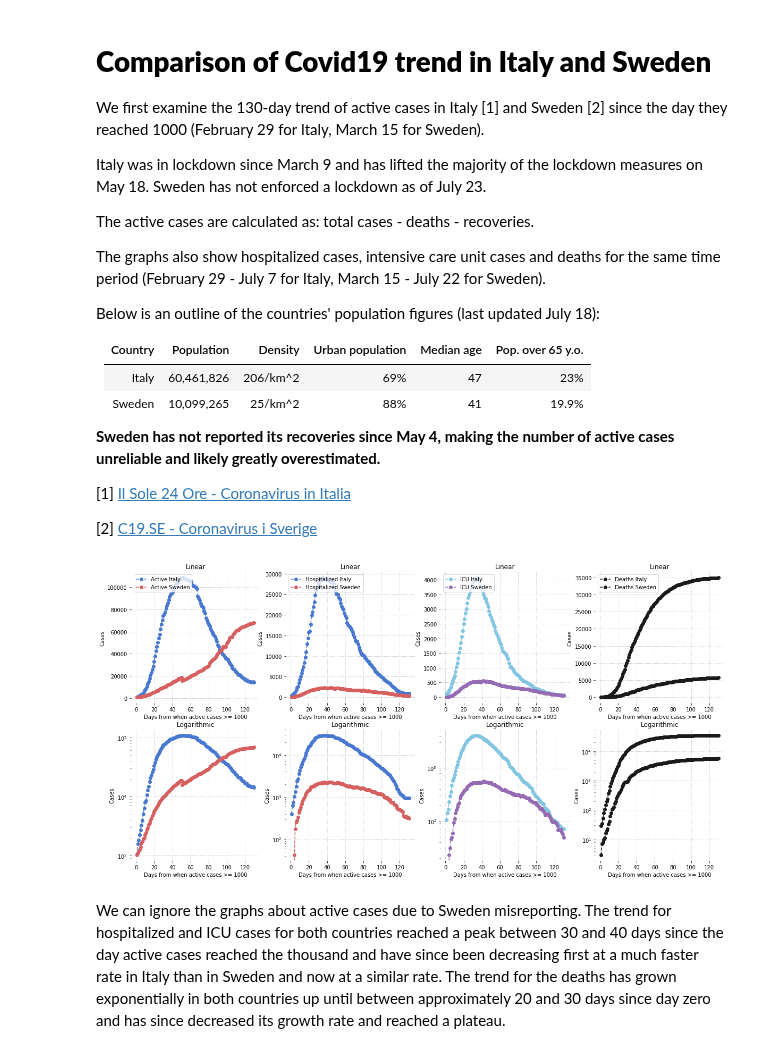
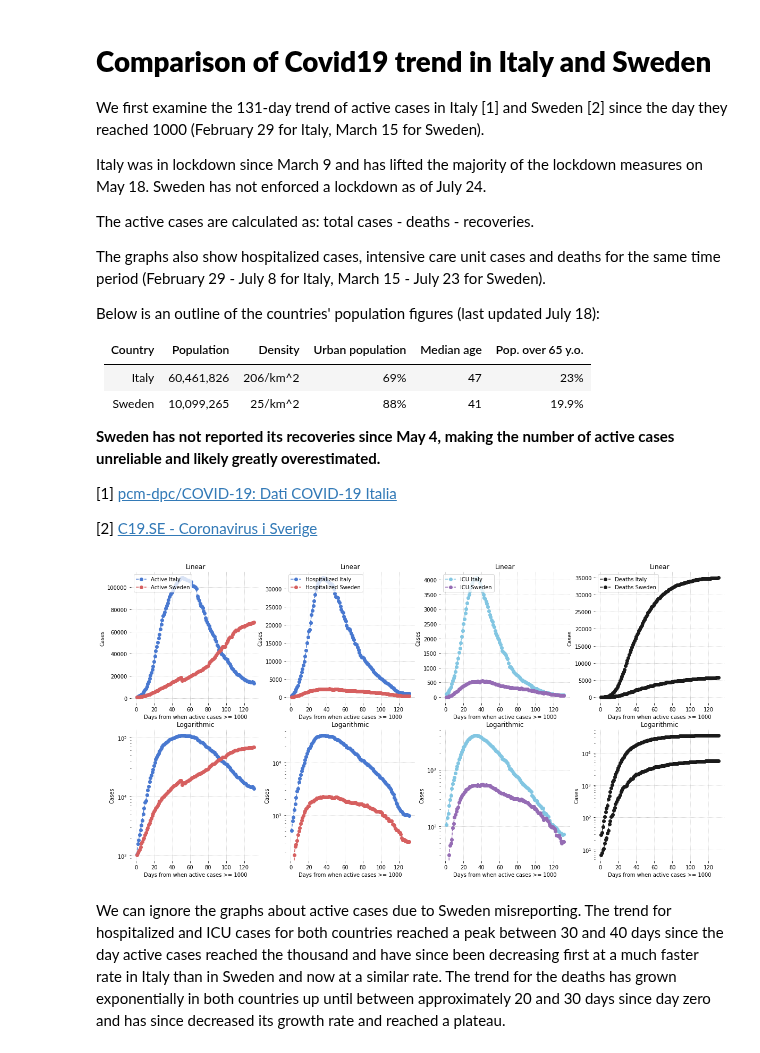
Before and after one commit to eera-l/Covid19-Sweden-Overview, a Jupyter notebook: c19-it-swe.ipynb, the cells around one changed output. Saved outputs shown, nothing was run; the diff lists cells and outputs as text; code cells hidden in the pictures.

Commit message:
added data for july 23, added scraping for swe-it

```diff
--- a/c19-it-swe.ipynb
+++ b/c19-it-swe.ipynb
@@ -1,13 +1,13 @@
 # %% [markdown]
 # **Comparison of Covid19 trend in Italy and Sweden**
 
-We first examine the 130-day trend of active cases in Italy [1] and Sweden [2] since the day they reached 1000 (February 29 for Italy, March 15 for Sweden).
+We first examine the 131-day trend of active cases in Italy [1] and Sweden [2] since the day they reached 1000 (February 29 for Italy, March 15 for Sweden).
 
-Italy was in lockdown since March 9 and has lifted the majority of the lockdown measures on May 18. Sweden has not enforced a lockdown as of July 23.
+Italy was in lockdown since March 9 and has lifted the majority of the lockdown measures on May 18. Sweden has not enforced a lockdown as of July 24.
 
 The active cases are calculated as: total cases - deaths - recoveries.
 
-The graphs also show hospitalized cases, intensive care unit cases and deaths for the same time period (February 29 - July 7 for Italy, March 15 - July 22 for Sweden).
+The graphs also show hospitalized cases, intensive care unit cases and deaths for the same time period (February 29 - July 8 for Italy, March 15 - July 23 for Sweden).
 
 Below is an outline of the countries' population figures (last updated July 18):
 
@@ -18,23 +18,16 @@ Sweden | 10,099,265 | 25/km^2 | 88% | 41 | 19.9%
 
 **Sweden has not reported its recoveries since May 4, making the number of active cases unreliable and likely greatly overestimated.**
 
-[1] [Il Sole 24 Ore - Coronavirus in Italia](https://lab24.ilsole24ore.com/coronavirus/)
+[1] [pcm-dpc/COVID-19: Dati COVID-19 Italia](https://github.com/pcm-dpc/COVID-19/tree/master/dati-json)
 
 [2] [C19.SE - Coronavirus i Sverige](https://c19.se/)
 # %%
 import numpy as np
 import matplotlib.pyplot as plt
 import seaborn as sns
+import utils
 
-italy_active = np.array([1049, 1577, 1835, 2263, 2706, 3296, 3916, 5061, 6387, 7985, 8514, 10590, 12839, 14955, 17750, 20603, 23073,
-                         26062, 28710, 33190, 37860, 42681, 46638, 50418, 54030, 57521, 62013, 66414, 70065, 73880, 75528, 77635,
-                         80572, 83049, 85388, 88274, 91246, 93187, 94067, 95262, 96877, 98273, 100269, 102253, 103616, 104291,
-                         105418, 106607, 106962, 107771, 108257, 108237, 107709, 107699, 106848, 106527, 105847, 106103, 105813,
-                         105205, 104657, 101551, 100943, 100704, 100179, 99980, 98467, 91528, 89624, 87961, 84842, 83324, 82488,
-                         81266, 78457, 76440, 72070, 70187, 68351, 66553, 65129, 62752, 60960, 59322, 57752, 56594, 55300, 52942,
-                         50966, 47986, 46175, 43691, 42097, 41367, 39893, 39297, 38429, 36976, 35877, 35262, 34730, 32872, 31710,
-                         30637, 28997, 27485, 26274, 25909, 24569, 23925, 23101, 21543, 21212, 20972, 20637, 19573, 18655, 18303,
-                         17638, 16836, 16681, 16496, 15563, 15255, 15060, 14884, 14621, 14642, 14709, 14242])
+italy_active = utils.load_italy_active(5)[:-15]
 
 
 sweden_active = np.array([1036, 1113, 1187, 1276, 1412, 1607, 1734, 1897, 2003, 2243, 2448, 2747, 2948, 3326, 3574, 3928, 4291, 4735,
@@ -45,59 +38,19 @@ sweden_active = np.array([1036, 1113, 1187, 1276, 1412, 1607, 1734, 1897, 2003,
                           31396, 32495, 33499, 34297, 35185, 35608, 36396, 37105, 38668, 40042, 41158, 41804, 42503, 43400, 44753,
                           46311, 46311, 46611, 46611, 49196, 50854, 52204, 53892, 54961, 55209, 55209, 57439, 58229, 59551, 60331,
                           61174, 61174, 61307, 62820, 63052, 63586, 63964, 64484, 64484, 64484, 65376, 65672, 66100, 66475, 66829,
-                          66907, 66907, 67641, 67770, 68059])
+                          66907, 66907, 67641, 67770, 68059, 68296])
 
-italy_hospitalized = np.array([401, 639, 742, 1034, 1346, 1790, 2394, 2651, 3550, 4316, 5038, 5838, 6650, 7426, 8372, 9663, 11025,
-                               12894, 14363, 15757, 16020, 17708, 19846, 20692, 21937, 23112, 24753, 26029, 26676, 27386, 27795,
-                               28192, 28403, 28540, 28741, 29010, 28949, 28976, 28718, 28485, 28399, 28242, 28144, 27847, 28023,
-                               28011, 27643, 26893, 25786, 25007, 25033, 24906, 24134, 23805, 22871, 22068, 21533, 21372, 20353,
-                               19723, 19210, 18149, 17569, 17357, 17242, 16823, 16270, 15769, 15174, 14636, 13834, 13618, 13539,
-                               12865, 12172, 11453, 10792, 10400, 10311, 10207, 9991, 9624, 9269, 8957, 8695, 8613, 8185, 7917,
-                               7729, 7379, 7094, 6680, 6387, 6099, 5916, 5742, 5503, 5301, 5002, 4864, 4729, 4581, 4320, 4131,
-                               3893, 3747, 3594, 3489, 3301, 3113, 2867, 2632, 2474, 2314, 2038, 1853, 1610, 1515, 1356, 1260,
-                               1160, 1120, 1090, 1025, 963, 956, 940, 945, 946, 940])
+italy_hospitalized = utils.load_italy_hosp(5)[:-15]
 
-sweden_hospitalized = np.array([0, 0, 0, 43, 177, 256, 279, 331, 426, 497, 577, 696, 803, 902, 973, 1121, 1219, 1320, 1400, 1480,
-                                1508, 1726, 1742, 1799, 1838, 1846, 1942, 1986, 2037, 2100, 2138, 2152, 2156, 2221, 2156, 2234,
-                                2274, 2202, 2218, 2207, 2205, 2233, 2242, 2288, 2238, 2193, 2139, 2118, 2125, 2150, 2199, 2222,
-                                2172, 2128, 2089, 2047, 2040, 2028, 1950, 1919, 1873, 1817, 1797, 1792, 1829, 1772, 1747, 1705,
-                                1732, 1712, 1707, 1734, 1730, 1687, 1633, 1629, 1608, 1617, 1649, 1630, 1559, 1552, 1512, 1481,
-                                1486, 1517, 1463, 1428, 1367, 1352, 1352, 1352, 1303, 1264, 1223, 1179, 1181, 1181, 1176, 1144,
-                                1148, 1094, 993, 986, 986, 986, 895, 879, 858, 770, 760, 760, 760, 663, 650, 626, 562, 521, 521,
-                                521, 484, 470, 439, 360, 340, 348, 348, 320, 331, 313])
+sweden_hospitalized = np.concatenate((np.array([0, 0, 0]), utils.load_sweden_hosp(0)[1:]))
 
-italy_icu = np.array([105, 140, 166, 229, 295, 351, 462, 567, 650, 733, 877, 1028, 1153, 1328, 1518, 1672, 1851, 2060, 2257, 2498,
-                      2655, 2857, 3009, 3204, 3396, 3489, 3612, 3732, 3856, 3906, 3981, 4023, 4035, 4053, 4068, 3994, 3977, 3898,
-                      3792, 3693, 3605, 3497, 3381, 3343, 3260, 3186, 3079, 2936, 2812, 2733, 2635, 2573, 2471, 2384, 2267, 2173,
-                      2102, 2009, 1956, 1863, 1795, 1694, 1578, 1539, 1501, 1479, 1427, 1333, 1311, 1168, 1034, 1027, 999, 952,
-                      893, 855, 808, 775, 762, 749, 716, 676, 640, 595, 572, 553, 541, 521, 505, 489, 475, 450, 435, 424, 408,
-                      353, 338, 316, 293, 287, 283, 263, 249, 236, 227, 220, 209, 207, 177, 163, 168, 161, 152, 148, 127, 115,
-                      107, 103, 105, 97, 98, 96, 93, 87, 82, 79, 71, 74, 72, 70])
+italy_icu = utils.load_italy_icu(5)[:-15]
 
-sweden_icu = np.array([0, 0, 0, 23, 31, 45, 49, 58, 92, 110, 142, 160, 182, 202, 219, 265, 293, 312, 339, 361, 376, 387, 400, 439,
-                       451, 464, 486, 504, 500, 521, 522, 528, 527, 523, 524, 522, 537, 525, 517, 537, 541, 556, 543, 533, 531, 537,
-                       524, 519, 526, 523, 504, 492, 484, 474, 466, 459, 443, 434, 422, 411, 401, 388, 381, 379, 383, 366, 366, 358,
-                       352, 344, 347, 337, 331, 316, 320, 310, 305, 309, 307, 309, 308, 292, 287, 291, 298, 296, 280, 280, 268, 267,
-                       267, 267, 245, 239, 232, 223, 223, 223, 223, 202, 201, 191, 182, 170, 170, 170, 157, 150, 139, 129, 135, 135,
-                       135, 125, 118, 110, 100, 94, 96, 97, 92, 89, 81, 68, 69, 68, 69, 62, 56, 49])
+sweden_icu = np.concatenate((np.array([0, 0, 0]), utils.load_sweden_icu(0)[1:]))
 
+italy_d =  utils.load_italy_deaths(5)[:-15]
 
-italy_d = np.array([29, 34, 52, 79, 107, 148, 197, 233, 366, 463, 631, 827, 1016, 1266, 1441, 1809, 2158, 2503, 2978, 3405, 4032, 4825,
-                    5475, 6077, 6820, 7503, 8165, 9134, 10023, 10779, 11591, 12428, 13155, 13915, 14681, 15362, 15887, 16523, 17127,
-                    17669, 18279, 18849, 19468, 19899, 20465, 21067, 21645, 22170, 22745, 23227, 23660, 24114, 24648, 25085, 25549,
-                    25969, 26384, 26644, 26977, 27359, 27682, 27967, 28236, 28710, 28884, 29079, 29315, 29684, 29958, 30201, 30395,
-                    30560, 30739, 30911, 31106, 31368, 31610, 31763, 31908, 32007, 32169, 32330, 32486, 32616, 32735, 32785, 32877,
-                    32955, 33072, 33142, 33229, 33340, 33415, 33475, 33530, 33601, 33689, 33774, 33846, 33899, 33964, 34043, 34114,
-                    34167, 34223, 34301, 34345, 34371, 34405, 34448, 34514, 34561, 34610, 34634, 34657, 34675, 34644, 34678, 34708,
-                    34716, 34738, 34744, 34767, 34788, 34818, 34833, 34854, 34861, 34869, 34899])
-
-sweden_d = np.array([3, 7, 8, 10, 11, 16, 20, 23, 33, 40, 63, 78, 105, 112, 123, 167, 199, 259, 307, 358, 391, 428, 506, 618, 696,
-                     812, 881, 901, 915, 946, 1084, 1223, 1360, 1442, 1546, 1578, 1633, 1795, 1939, 2028, 2159, 2202, 2206, 2289,
-                     2380, 2473, 2604, 2667, 2686, 2698, 2787, 2877, 2959, 3056, 3191, 3229, 3239, 3279, 3343, 3476, 3550, 3669,
-                     3689, 3694, 3712, 3783, 3857, 3895, 3956, 4029, 4032, 4066, 4146, 4243, 4291, 4361, 4408, 4415, 4433, 4501,
-                     4578, 4598, 4674, 4678, 4689, 4722, 4757, 4824, 4849, 4887, 4892, 4892, 4909, 4952, 5063, 5078, 5078, 5079,
-                     5079, 5151, 5182, 5222, 5249, 5295, 5304, 5304, 5332, 5351, 5395, 5436, 5446, 5446, 5447, 5461, 5472, 5515,
-                     5532, 5554, 5554, 5554, 5564, 5581, 5610, 5617, 5642, 5652, 5652, 5663, 5671, 5690])
+sweden_d = utils.load_sweden_deaths(4)[1:]
 
 x = np.arange(1, len(italy_active) + 1)
 
@@ -154,34 +107,34 @@ ax6.set_title('Logarithmic')
 ax6.set_xlabel('Days from when active cases >= 1000')
 ax6.set_ylabel('Cases')
 ax6.set_yscale('log')
 ax6.axes.grid(linestyle='dotted')
 
 ax7 = fig.add_subplot(244)
 ax7.plot(x, italy_d, '--ko', label='Deaths Italy')
 ax7.plot(x, sweden_d, '--ko', label='Deaths Sweden')
 ax7.legend(loc="upper left")
 ax7.set_title('Linear')
 ax7.set_xlabel('Days from when active cases >= 1000')
 ax7.set_ylabel('Cases')
 ax7.axes.grid(linestyle='dotted')
 
 ax8 = fig.add_subplot(248)
 ax8.plot(x, italy_d, '--ko')
 ax8.plot(x, sweden_d, '--ko')
 ax8.set_title('Logarithmic')
 ax8.set_xlabel('Days from when active cases >= 1000')
 ax8.set_ylabel('Cases')
 ax8.set_yscale('log')
 ax8.axes.grid(linestyle='dotted')
 
 
 sns.set_color_codes('muted')
 sns.despine(left = True, bottom = True)
 fig.set_figheight(10)
 fig.set_figwidth(20)
 plt.show()
 # %% [output]
-[figure, old version]
+[figure, new version]
 # %% [markdown]
 We can ignore the graphs about active cases due to Sweden misreporting. The trend for hospitalized and ICU cases for both countries reached a peak between 30 and 40 days since the day active cases reached the thousand and have since been decreasing first at a much faster rate in Italy than in Sweden and now at a similar rate. The trend for the deaths has grown exponentially in both countries up until between approximately 20 and 30 days since day zero and has since decreased its growth rate and reached a plateau.
 # %% [markdown]
```
Also changed, not shown: parts of 8 cells of this notebook, 2 other files.
